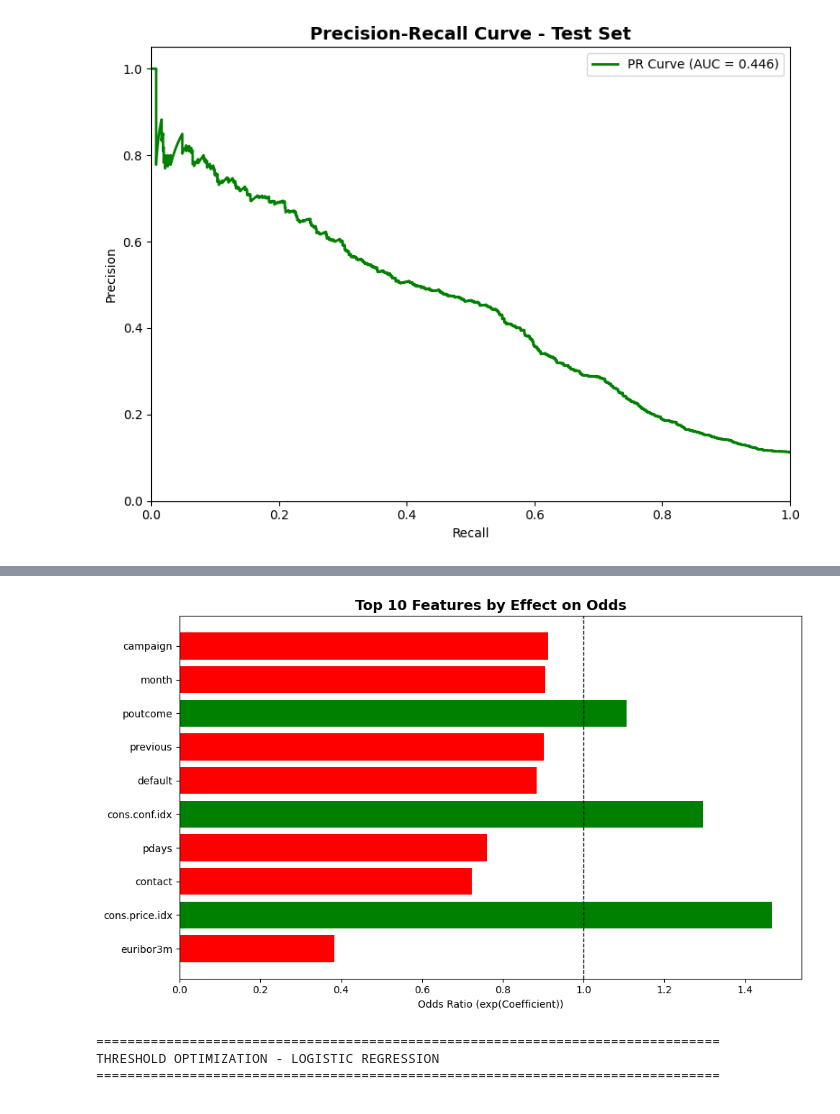
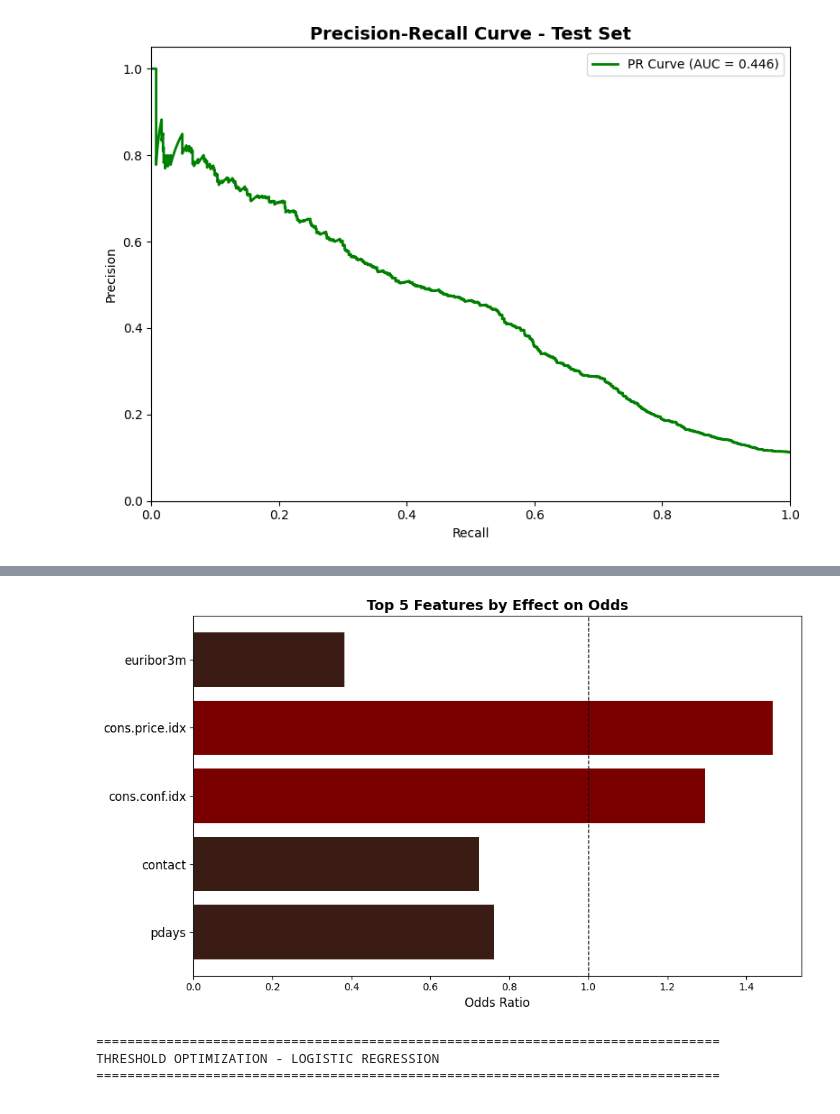
Before and after one commit to NathanC0926/ba305_bank_marketing_pred, a Jupyter notebook: baseline_logistic_regression.ipynb, the cells around one changed output, grey strips where cells are left out. Cells and saved outputs as stored; diff of their text form; code cells hidden in the pictures.

```diff
--- a/baseline_logistic_regression.ipynb
+++ b/baseline_logistic_regression.ipynb
@@ -245,4 +245,8 @@ cons.price.idx     0.382837         0.382837
 Intercept (Bias): -0.3896
 # %%
 coef_df['Odds_Ratio'] = np.exp(coef_df['Coefficient'])
-print(coef_df[['Feature', 'Coefficient', 'Odds_Ratio']])
+# Compute distance from 1 (effect strength)
+coef_df['Effect_Strength'] = (coef_df['Odds_Ratio'] - 1).abs()
+
+# Sort by strongest effect
+coef_sorted = coef_df.sort_values(by='Effect_Strength', ascending=False)
@@ -268,29 +253,38 @@ print(coef_df[['Feature', 'Coefficient', 'Odds_Ratio']])
 # %%
-# Cell 17: Visualize Top 10 Features (by Odds Ratio)
-top_n = 10
-coef_df['Odds_Ratio'] = np.exp(coef_df['Coefficient'])
-top_coef = coef_df.sort_values('Abs_Coefficient', ascending=False).head(top_n)
+# Select top 5 (already sorted by Effect_Strength)
+top_n = 5
+top_coef = coef_sorted.head(top_n)
+
+# Reverse for top = top visually
+top_coef = top_coef.iloc[::-1]
+
+# Color theme matching your PPT
+color_positive = '#7A0000'  # dark red
+color_negative = '#3B1C15'  # deep brown
+
+colors = [
+    color_positive if x > 1 else color_negative
+    for x in top_coef['Odds_Ratio']
+]
 
 plt.figure(figsize=(10, 6))
-colors = ['green' if x > 1 else 'red' for x in top_coef['Odds_Ratio']]
-
 plt.barh(
     range(len(top_coef)),
     top_coef['Odds_Ratio'],
     color=colors
 )
 
-plt.yticks(range(len(top_coef)), top_coef['Feature'])
-plt.xlabel('Odds Ratio (exp(Coefficient))')
+plt.yticks(range(len(top_coef)), top_coef['Feature'], fontsize=12)
+plt.xlabel('Odds Ratio', fontsize=12)
 plt.title(f'Top {top_n} Features by Effect on Odds', fontweight='bold', fontsize=14)
 
-# Add reference line at 1 (no effect)
+# Vertical line at OR = 1 (no effect)
 plt.axvline(x=1, color='black', linestyle='--', linewidth=1)
 
 plt.tight_layout()
 plt.show()
 # %% [output]
-[figure, old version]
+[figure, new version]
 # %%
 # Cell 10a: Threshold Optimization for Logistic Regression
 from sklearn.metrics import precision_recall_curve
```
Also changed, not shown: parts of 2 cells of this notebook, 1 other file.
